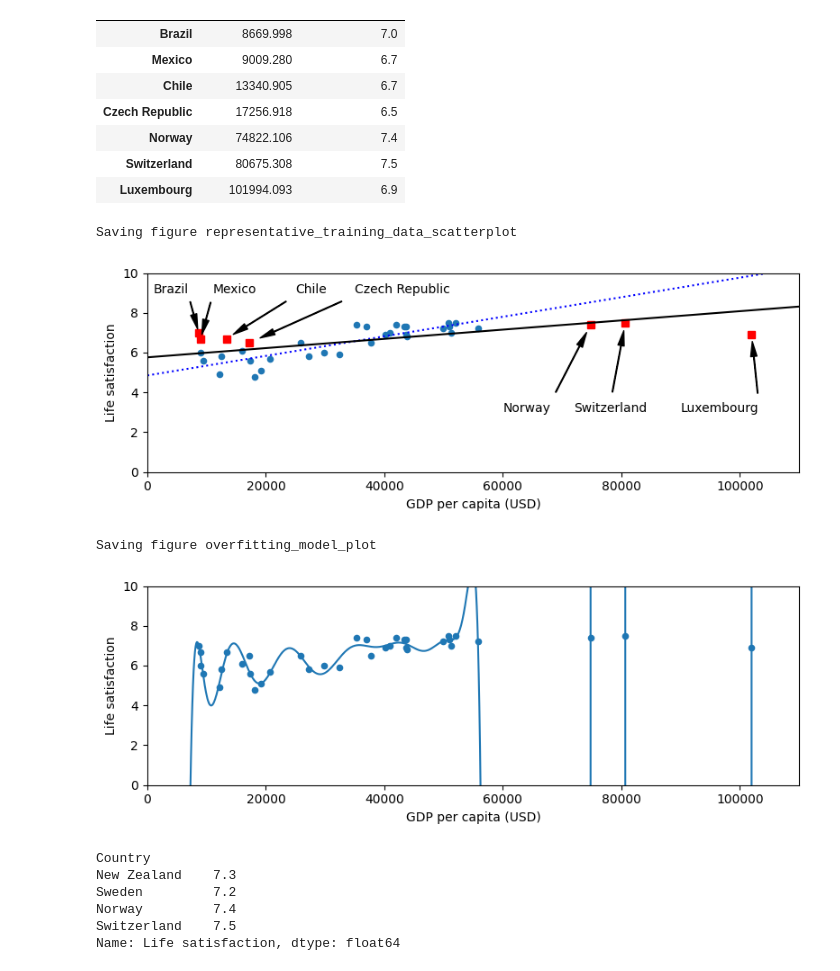
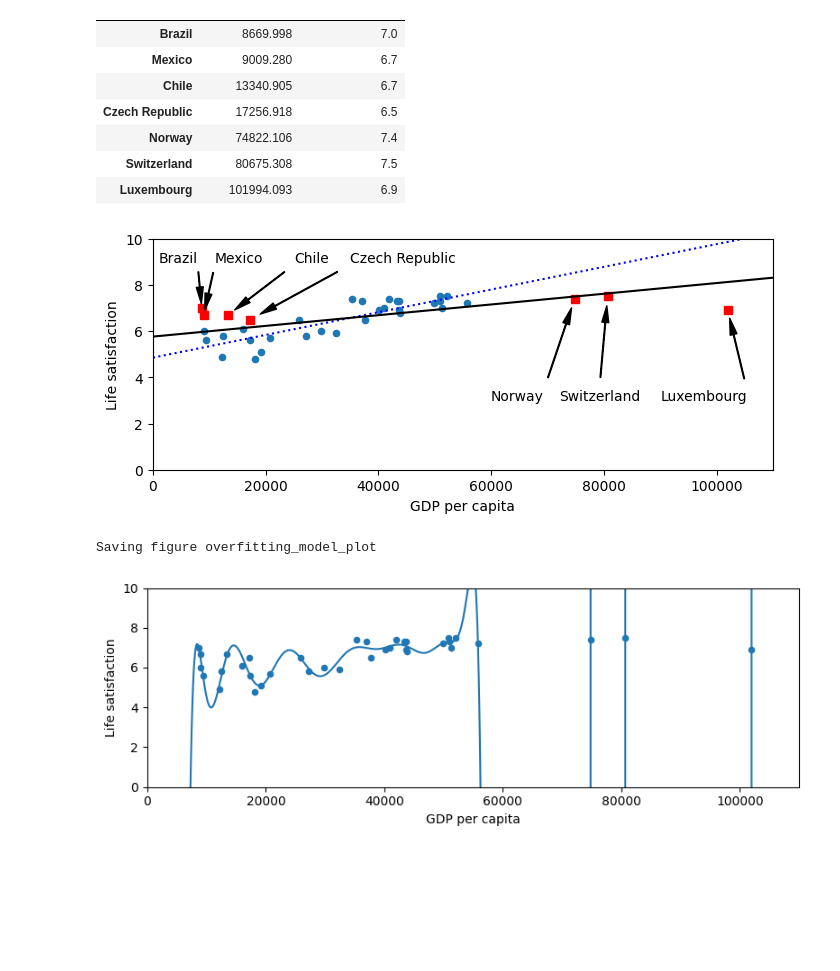
Before and after one commit to SIDED00R/Hands_on_ML, a Jupyter notebook: chap1/chap_1.ipynb, the cells around one changed output. Cells and saved outputs as stored; diff of their text form; code cells hidden in the pictures; blank space fills up the shorter version.

```diff
--- a/chap1/chap_1.ipynb
+++ b/chap1/chap_1.ipynb
@@ -25,12 +25,6 @@ def prepare_country_stats(oecd_bli, gdp_per_capita):
 # %%
 import os
 datapath = os.path.join("datasets", "lifesat", "")
-# %%
-%matplotlib inline
-import matplotlib as mpl
-mpl.rc('axes', labelsize=14)
-mpl.rc('xtick', labelsize=12)
-mpl.rc('ytick', labelsize=12)
 # %%
 # 데이터 다운로드
 import urllib.request
@@ -356,60 +268,56 @@ position_text2 = {
     "Luxembourg": (90000, 3.0),
 }
 # %%
+# 빠진 값을 넣었을 때와 안넣었을 때 예측 모델 비교하기
 sample_data.plot(kind='scatter', x="GDP per capita", y='Life satisfaction', figsize=(8,3))
 plt.axis([0, 110000, 0, 10])
 
 for country, pos_text in position_text2.items():
     pos_data_x, pos_data_y = missing_data.loc[country]
     plt.annotate(country, xy=(pos_data_x, pos_data_y), xytext=pos_text,
             arrowprops=dict(facecolor='black', width=0.5, shrink=0.1, headwidth=5))
     plt.plot(pos_data_x, pos_data_y, "rs")
 
+# 기존 예측 모델
 X=np.linspace(0, 110000, 1000)
 plt.plot(X, t0 + t1*X, "b:")
 
+# 다 포함한 예측 모델
 lin_reg_full = linear_model.LinearRegression()
 Xfull = np.c_[full_country_stats["GDP per capita"]]
 yfull = np.c_[full_country_stats["Life satisfaction"]]
 lin_reg_full.fit(Xfull, yfull)
 
 t0full, t1full = lin_reg_full.intercept_[0], lin_reg_full.coef_[0][0]
 X = np.linspace(0, 110000, 1000)
 plt.plot(X, t0full + t1full * X, "k")
-plt.xlabel("GDP per capita (USD)")
 
-save_fig('representative_training_data_scatterplot')
+plt.xlabel("GDP per capita")
 plt.show()
 # %% [output]
-Saving figure representative_training_data_scatterplot
-[figure, old version]
+[figure, new version]
 # %%
-full_country_stats.plot(kind='scatter', x="GDP per capita", y='Life satisfaction', figsize=(8,3))
-plt.axis([0, 110000, 0, 10])
+# 과대적합 모델 표현하기
 
 from sklearn import preprocessing
 from sklearn import pipeline
 
+full_country_stats.plot(kind='scatter', x="GDP per capita", y='Life satisfaction', figsize=(8,3))
+plt.axis([0, 110000, 0, 10])
+
+# 30차 다항식으로 모델 만들기
 poly = preprocessing.PolynomialFeatures(degree=30, include_bias=False)
 scaler = preprocessing.StandardScaler()
 lin_reg2 = linear_model.LinearRegression()
 
+# pipeline을 통해 전처리와 학습을 하나로 연결
 pipeline_reg = pipeline.Pipeline([('poly', poly), ('scal', scaler), ('lin', lin_reg2)])
 pipeline_reg.fit(Xfull, yfull)
 curve = pipeline_reg.predict(X[:, np.newaxis])
 plt.plot(X, curve)
-plt.xlabel("GDP per capita (USD)")
+plt.xlabel("GDP per capita")
 save_fig('overfitting_model_plot')
 plt.show()
 # %% [output]
 Saving figure overfitting_model_plot
-[figure, old version]
+[figure, new version]
-# %%
-full_country_stats.loc[[c for c in full_country_stats.index if "W" in c.upper()]]["Life satisfaction"]
-# %% [output]
-Country
-New Zealand    7.3
-Sweden         7.2
-Norway         7.4
-Switzerland    7.5
-Name: Life satisfaction, dtype: float64
```
Also changed, not shown: parts of 31 cells of this notebook.
